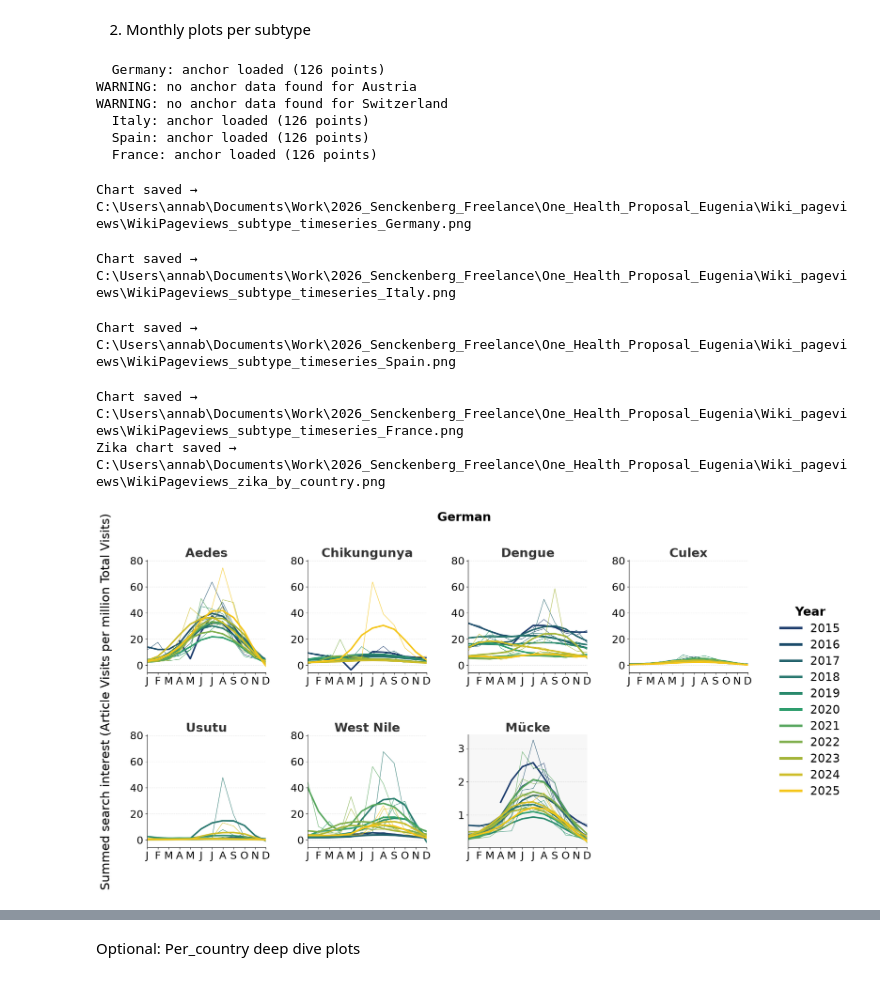
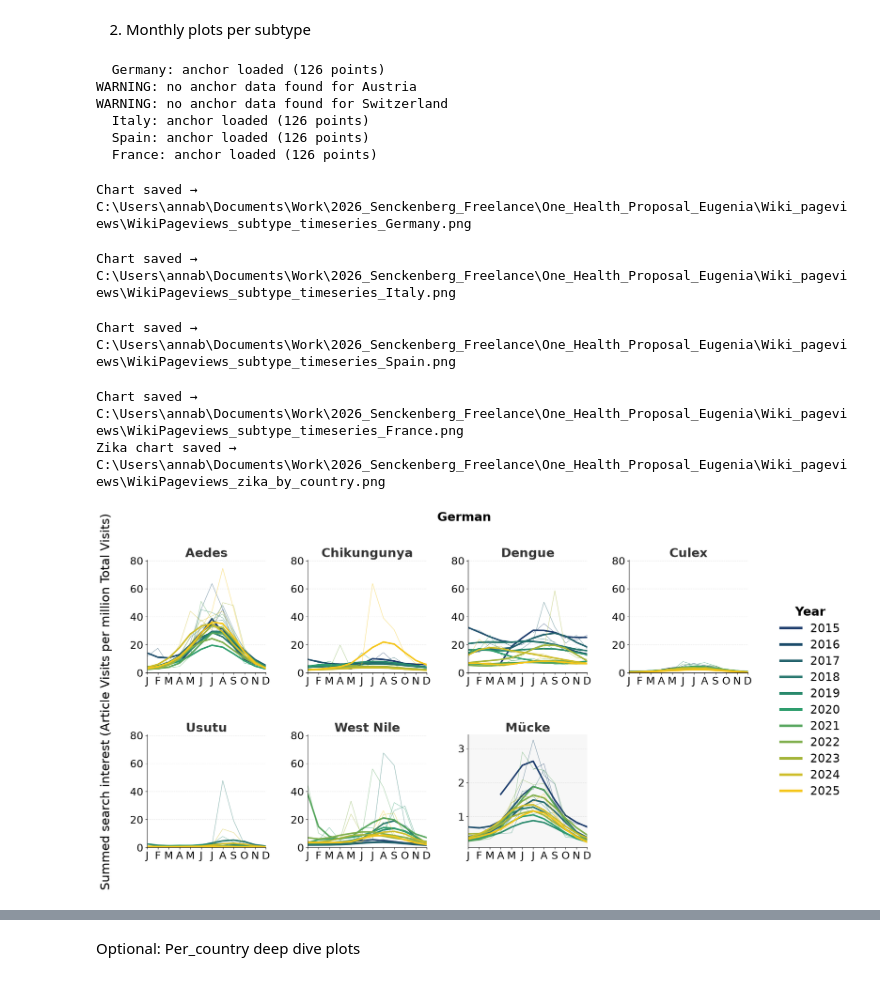
Before and after one commit to Aba-Mac/One_Health_Proposal, a Jupyter notebook: Wiki_pageviews/Wikimedia_pageviews.ipynb, the cells around one changed output, grey strips where cells are left out. Saved outputs shown, nothing was run; the diff lists cells and outputs as text; code cells hidden in the pictures.

```diff
--- a/Wiki_pageviews/Wikimedia_pageviews.ipynb
+++ b/Wiki_pageviews/Wikimedia_pageviews.ipynb
@@ -641,8 +641,8 @@ def plot_timeseries(
             sub = meta[keyword]["Sub-type"]
 
             # 🚫 Skip Zika subtype
-            #if sub == "Zika":
-                #continue
+            if sub == "Zika":
+                continue
 
             series = df[keyword].dropna()
             if series.empty:
@@ -689,8 +689,8 @@ def plot_timeseries(
 
         disease_series = []
         for subtype, ddf in all_disease_dfs.items():
-            #if subtype == "Zika":
-                #continue
+            if subtype == "Zika":
+                continue
 
             if ddf is None:
                 continue
@@ -805,17 +805,9 @@ fig = plot_timeseries(
     country_data,
     meta,
     anchor_series=anchor_series,
-    save_path=OUTPUT_PATH / "WikiPageviews_subtype_with_zika.png",
+    save_path=OUTPUT_PATH / "WikiPageviews_without_zika.png",
 )
 plt.show()
-
-fig = plot_timeseries(
-    country_data,
-    meta,
-    anchor_series=anchor_series,
-    save_path=OUTPUT_PATH / "WikiPageviews_with_zika.png",
-)
-plt.show()
 # %% [output]
   Germany: anchor loaded (126 points)
 WARNING: no anchor data found for Austria
@@ -851,9 +841,21 @@ for geo in COUNTRY_ORDER:
     print(f"  {geo}: anchor loaded ({len(series)} points)")
 
 
-def _loess(x: np.ndarray, y: np.ndarray, frac: float = 0.5) -> np.ndarray:
+def _loess(
+    x: np.ndarray,
+    y: np.ndarray,
+    frac: float = 0.5,
+    eps: float = 1e-6,
+) -> np.ndarray:
+    """
+    Positivity-preserving LOESS.
+
+    Fits the local regression on log(y + eps) and exponentiates the
+    prediction, guaranteeing strictly positive fitted values.
+    """
     n = len(x)
     out = np.full(n, np.nan)
+
     finite = np.isfinite(y)
     if finite.sum() < 3:
         return out
@@ -863,21 +865,45 @@ def _loess(x: np.ndarray, y: np.ndarray, frac: float = 0.5) -> np.ndarray:
     for i in range(n):
         lo = max(0, i - half_window)
         hi = min(n, i + half_window)
-        xi, yi = x[lo:hi], y[lo:hi]
+
+        xi = x[lo:hi]
+        yi = y[lo:hi]
+
         mask = np.isfinite(yi)
         if mask.sum() < 2:
             continue
-        xi, yi = xi[mask], yi[mask]
+
+        xi = xi[mask]
+        yi = yi[mask]
+
+        # ---- log transform ----
+        log_y = np.log(np.maximum(yi, 0) + eps)
+
+        # tricube weights
         d = np.abs(xi - x[i])
-        max_d = d.max() or 1.0
+        max_d = d.max()
+        if max_d == 0:
+            max_d = 1.0
+
         w = (1 - (d / max_d) ** 3) ** 3
-        W = np.diag(w)
-        A = np.column_stack([np.ones_like(xi), xi])
+
+        # Weighted least squares without forming a diagonal matrix
+        A = np.column_stack((np.ones_like(xi), xi))
+        Aw = A * w[:, None]
+        yw = log_y * w
+
         try:
-            coef = np.linalg.lstsq(W @ A, W @ yi, rcond=None)[0]
-            out[i] = coef[0] + coef[1] * x[i]
+            coef = np.linalg.lstsq(Aw, yw, rcond=None)[0]
+
+            # predict on log scale
+            pred_log = coef[0] + coef[1] * x[i]
+
+            # back-transform to original scale
+            out[i] = np.exp(pred_log)
+
         except np.linalg.LinAlgError:
             pass
+
     return out
 
 
@@ -924,7 +950,7 @@ def _draw_series_panel(
         x_arr  = monthly.index.to_numpy(dtype=float)
         y_arr  = monthly.values.astype(float)
 
-        ax.plot(x_arr, y_arr, color=colour, linewidth=0.8, alpha=1)
+        ax.plot(x_arr, y_arr, color=colour, linewidth=0.8, alpha=0.6)
         smoothed = _loess(x_arr, y_arr, frac=loess_frac)
         ax.plot(x_arr, smoothed, color=colour, linewidth=3.0, alpha=1)
 
@@ -1071,10 +1097,9 @@ def plot_timeseries(
         country_vals = df[non_zika_cols] if non_zika_cols else df[
             [c for c in df.columns if c.startswith(f"{geo}::")]
         ]
-        y_min = np.nanmin(country_vals.values)
         y_max = np.nanmax(country_vals.values)
-        y_pad = (y_max - y_min) * 0.08 or 1
-        y_lim = (y_min - y_pad, y_max + y_pad)
+        y_pad = y_max * 0.08 or 1
+        y_lim = (0, y_max + y_pad)
 
         for idx, panel in enumerate(panel_list):
             row, col = divmod(idx, N_COLS)
@@ -1179,10 +1204,9 @@ def plot_zika_figure(
     axes_flat = axes.flatten()
 
     zika_values = df[[v for v in zika_cols.values()]].values
-    y_min = np.nanmin(zika_values)
     y_max = np.nanmax(zika_values)
-    y_pad = (y_max - y_min) * 0.08 or 1
-    y_lim = (y_min - y_pad, y_max + y_pad)
+    y_pad = y_max * 0.08 or 1
+    y_lim = (0, y_max + y_pad)
 
     for i, geo in enumerate(countries_with_zika):
         ax = axes_flat[i]
@@ -1218,31 +1242,31 @@ def plot_zika_figure(
 
 
 # ─────────────────────────────────────────────────────────────────────────────
 # USAGE
 # ─────────────────────────────────────────────────────────────────────────────
 
 figs = plot_timeseries(
     subtype_means, meta,
     anchor_series=anchor_series,
     save_path=OUTPUT_PATH / "WikiPageviews_subtype_timeseries.png",
 )
 
 fig_zika = plot_zika_figure(
     subtype_means, meta,
     save_path=OUTPUT_PATH / "WikiPageviews_zika_by_country.png",
 )
 
 plt.show()
 # %% [output]
   Germany: anchor loaded (126 points)
 WARNING: no anchor data found for Austria
 WARNING: no anchor data found for Switzerland
   Italy: anchor loaded (126 points)
   Spain: anchor loaded (126 points)
   France: anchor loaded (126 points)
 Chart saved → C:\Users\annab\Documents\Work\2026_Senckenberg_Freelance\One_Health_Proposal_Eugenia\Wiki_pageviews\WikiPageviews_subtype_timeseries_Germany.png
 Chart saved → C:\Users\annab\Documents\Work\2026_Senckenberg_Freelance\One_Health_Proposal_Eugenia\Wiki_pageviews\WikiPageviews_subtype_timeseries_Italy.png
 Chart saved → C:\Users\annab\Documents\Work\2026_Senckenberg_Freelance\One_Health_Proposal_Eugenia\Wiki_pageviews\WikiPageviews_subtype_timeseries_Spain.png
 Chart saved → C:\Users\annab\Documents\Work\2026_Senckenberg_Freelance\One_Health_Proposal_Eugenia\Wiki_pageviews\WikiPageviews_subtype_timeseries_France.png
 Zika chart saved → C:\Users\annab\Documents\Work\2026_Senckenberg_Freelance\One_Health_Proposal_Eugenia\Wiki_pageviews\WikiPageviews_zika_by_country.png
-[figure, old version]
+[figure, new version]
```
Also changed, not shown: parts of 2 cells of this notebook, 27 other files.
